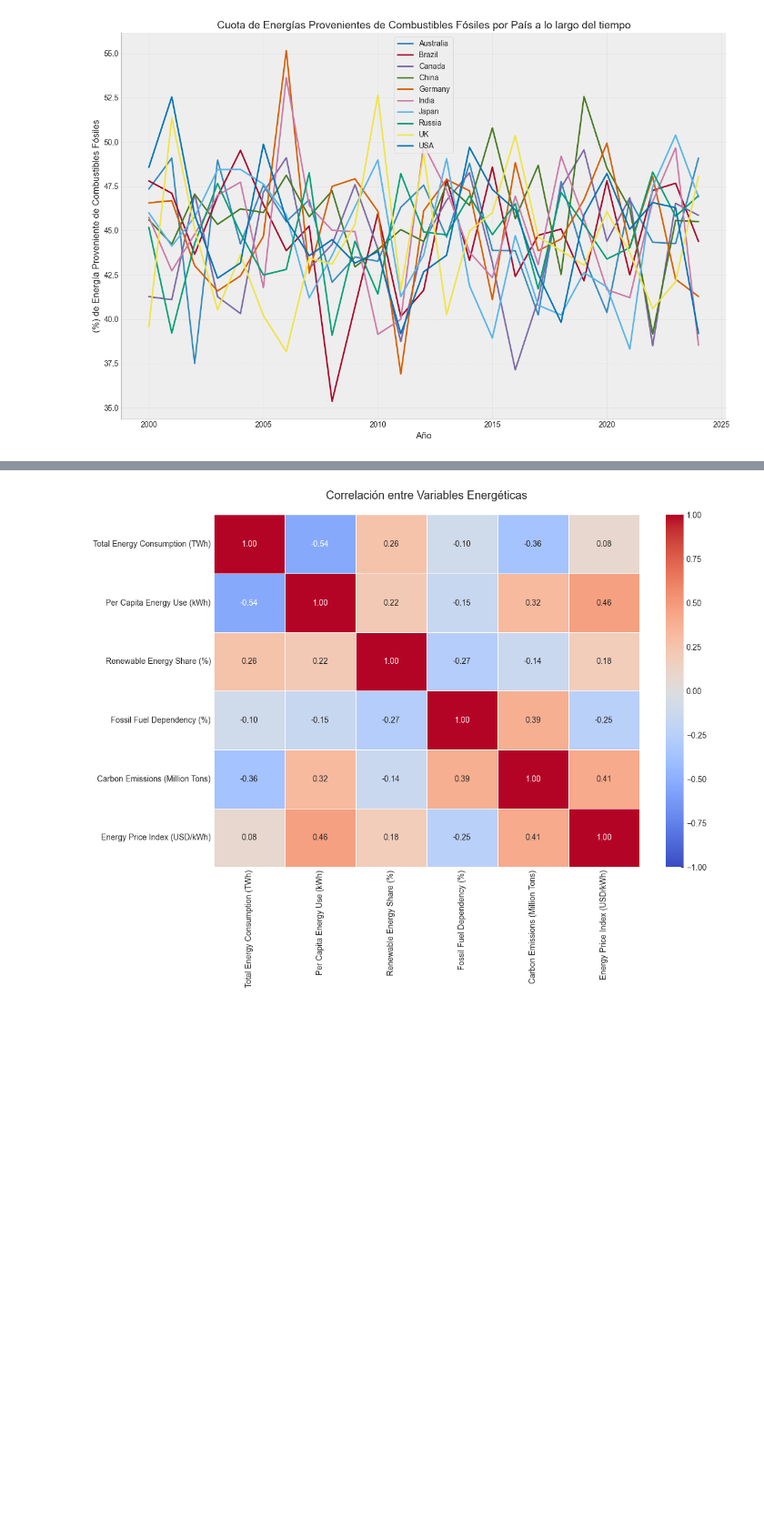
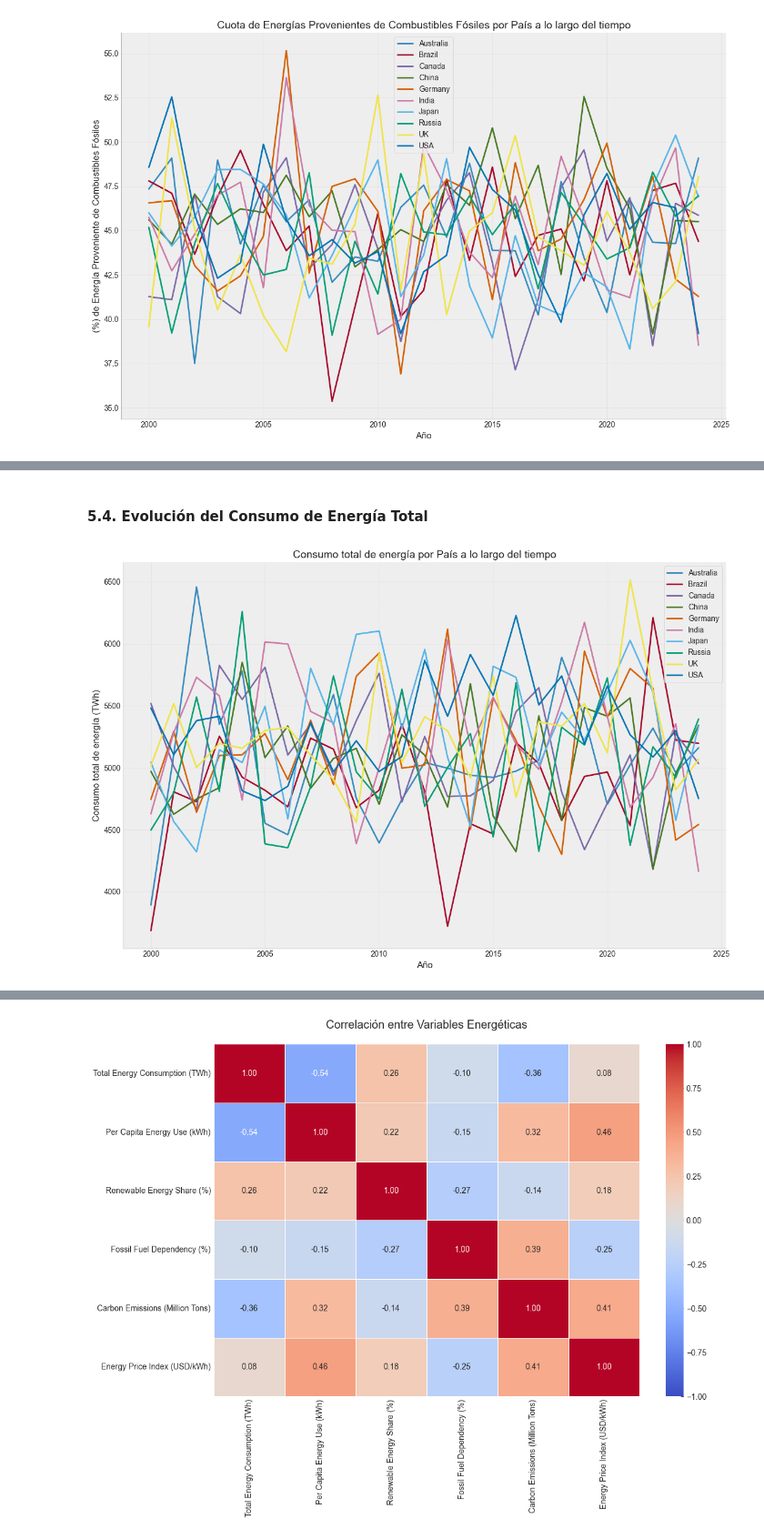
Before and after one commit to juanma200109/Analisis-de-Consumo-de-Energia-Global, a Jupyter notebook: notebooks/Consumo_de_Energia_Global_2000-2024.ipynb, the cells around one changed output, grey strips where cells are left out. Shown at 91% size. Drawn from its saved outputs; the diff is of its cells as text; code cells hidden in the pictures; blank space fills up the shorter version.

```diff
--- a/notebooks/Consumo_de_Energia_Global_2000-2024.ipynb
+++ b/notebooks/Consumo_de_Energia_Global_2000-2024.ipynb
@@ -396,0 +404,7 @@ viz.crear_graf_lineas(df, 'Country', 'Year', 'Fossil Fuel Dependency (%)', 'Año
+# %% [markdown]
+#### 5.4. Evolución del Consumo de Energía Total
+# %%
+# Creando un gráfico de líneas por país de la métrica Total Energy Consumption (TWh)
+viz.crear_graf_lineas(df, 'Country', 'Year', 'Total Energy Consumption (TWh)', 'Año', 'Consumo total de energía (TWh)', 'Consumo total de energía por País a lo largo del tiempo')
+# %% [output]
+[figure, added]
```
Also changed, not shown: parts of 10 cells of this notebook, 2 other files.
